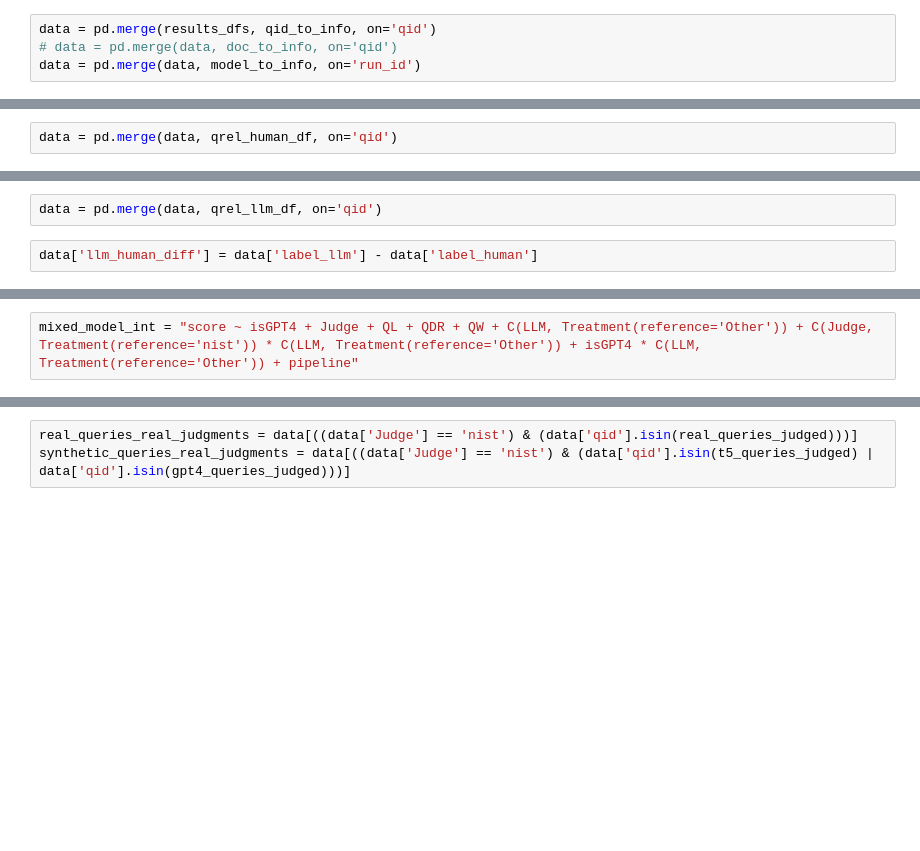
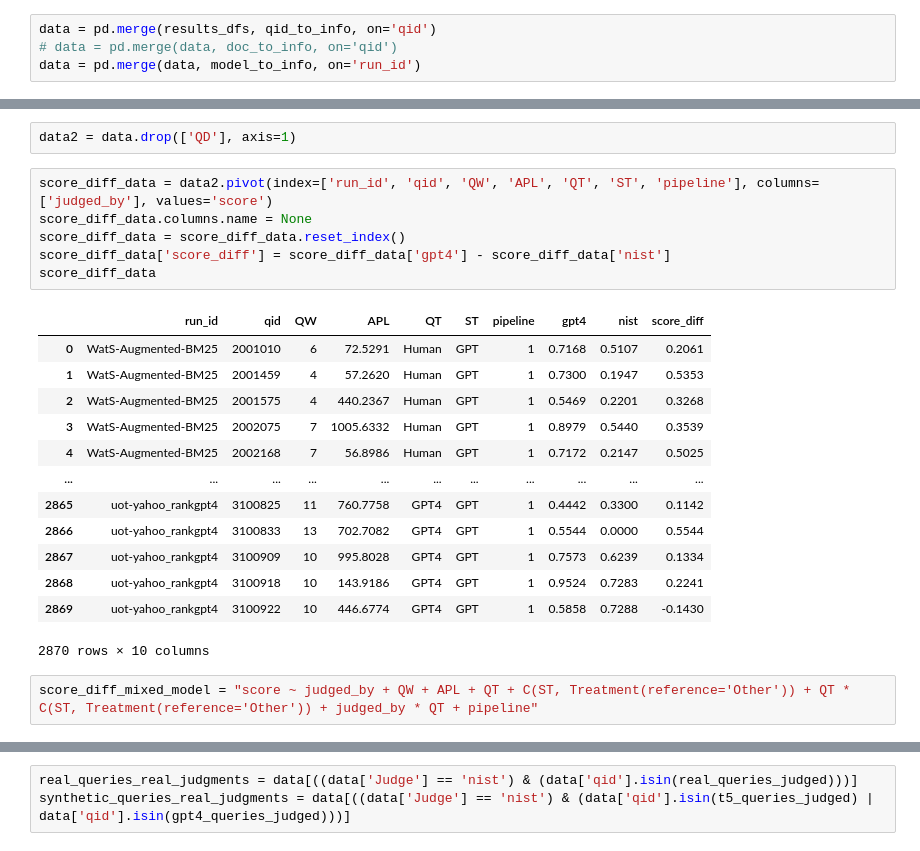
Before and after one commit to rahmanidashti/BiasSyntheticData, a Jupyter notebook: 1-mixed-effect-analysis.ipynb, the cells around one changed output, grey strips where cells are left out. Saved outputs shown, nothing was run; the diff lists cells and outputs as text; blank space fills up the shorter version.

```diff
--- a/1-mixed-effect-analysis.ipynb
+++ b/1-mixed-effect-analysis.ipynb
@@ -96,2 +87,0 @@ qrel_human_df
-# %%
-data = pd.merge(data, qrel_human_df, on='qid')
@@ -116,4 +87,0 @@ qrel_llm_df
-# %%
-data = pd.merge(data, qrel_llm_df, on='qid')
-# %%
-data['llm_human_diff'] = data['label_llm'] - data['label_human']
@@ -128,3 +117,25 @@ result.summary()
-# %%
-mixed_model_int = "score ~ isGPT4 + Judge + QL + QDR + QW + C(LLM, Treatment(reference='Other')) + C(Judge, Treatment(reference='nist')) * C(LLM, Treatment(reference='Other')) + isGPT4 * C(LLM, Treatment(reference='Other')) + pipeline"
+# %%
+data2 = data.drop(['QD'], axis=1)
+# %%
+score_diff_data = data2.pivot(index=['run_id', 'qid', 'QW', 'APL', 'QT', 'ST', 'pipeline'], columns=['judged_by'], values='score')
+score_diff_data.columns.name = None
+score_diff_data = score_diff_data.reset_index()
+score_diff_data['score_diff'] = score_diff_data['gpt4'] - score_diff_data['nist']
+score_diff_data
+# %% [output]
+|  | run_id | qid | QW | APL | QT | ST | pipeline | gpt4 | nist | score_diff |
+| 0 | WatS-Augmented-BM25 | 2001010 | 6 | 72.5291 | Human | GPT | 1 | 0.7168 | 0.5107 | 0.2061 |
+| 1 | WatS-Augmented-BM25 | 2001459 | 4 | 57.2620 | Human | GPT | 1 | 0.7300 | 0.1947 | 0.5353 |
+| 2 | WatS-Augmented-BM25 | 2001575 | 4 | 440.2367 | Human | GPT | 1 | 0.5469 | 0.2201 | 0.3268 |
+| 3 | WatS-Augmented-BM25 | 2002075 | 7 | 1005.6332 | Human | GPT | 1 | 0.8979 | 0.5440 | 0.3539 |
+| 4 | WatS-Augmented-BM25 | 2002168 | 7 | 56.8986 | Human | GPT | 1 | 0.7172 | 0.2147 | 0.5025 |
+| ... | ... | ... | ... | ... | ... | ... | ... | ... | ... | ... |
+| 2865 | uot-yahoo_rankgpt4 | 3100825 | 11 | 760.7758 | GPT4 | GPT | 1 | 0.4442 | 0.3300 | 0.1142 |
+| 2866 | uot-yahoo_rankgpt4 | 3100833 | 13 | 702.7082 | GPT4 | GPT | 1 | 0.5544 | 0.0000 | 0.5544 |
+| 2867 | uot-yahoo_rankgpt4 | 3100909 | 10 | 995.8028 | GPT4 | GPT | 1 | 0.7573 | 0.6239 | 0.1334 |
+| 2868 | uot-yahoo_rankgpt4 | 3100918 | 10 | 143.9186 | GPT4 | GPT | 1 | 0.9524 | 0.7283 | 0.2241 |
+| 2869 | uot-yahoo_rankgpt4 | 3100922 | 10 | 446.6774 | GPT4 | GPT | 1 | 0.5858 | 0.7288 | -0.1430 |
+2870 rows × 10 columns
+# %%
+score_diff_mixed_model = "score ~ judged_by + QW + APL + QT + C(ST, Treatment(reference='Other')) + QT * C(ST, Treatment(reference='Other')) + judged_by * QT + pipeline"
 # %%
```
Also changed, not shown: parts of 15 cells of this notebook, 4 other files.
